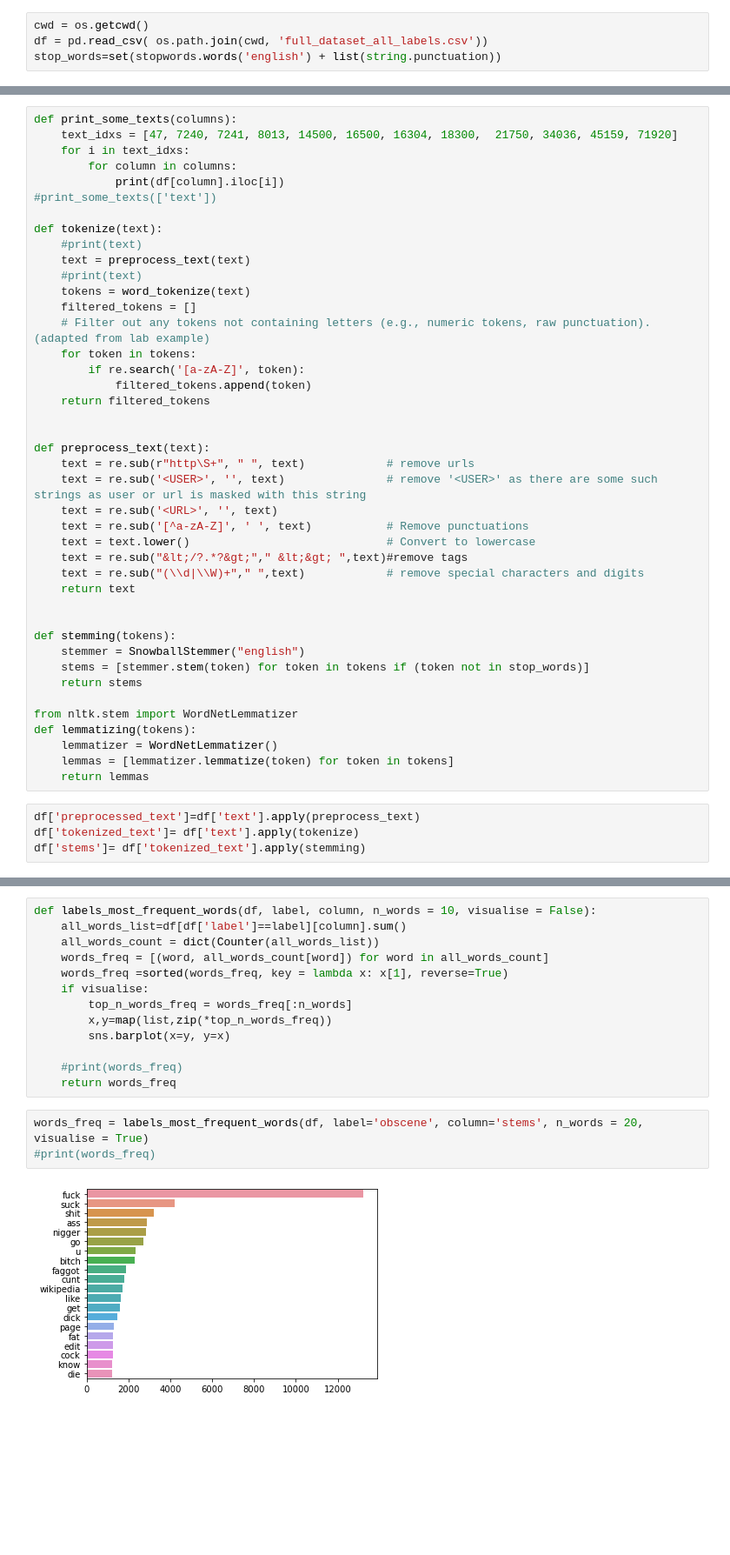
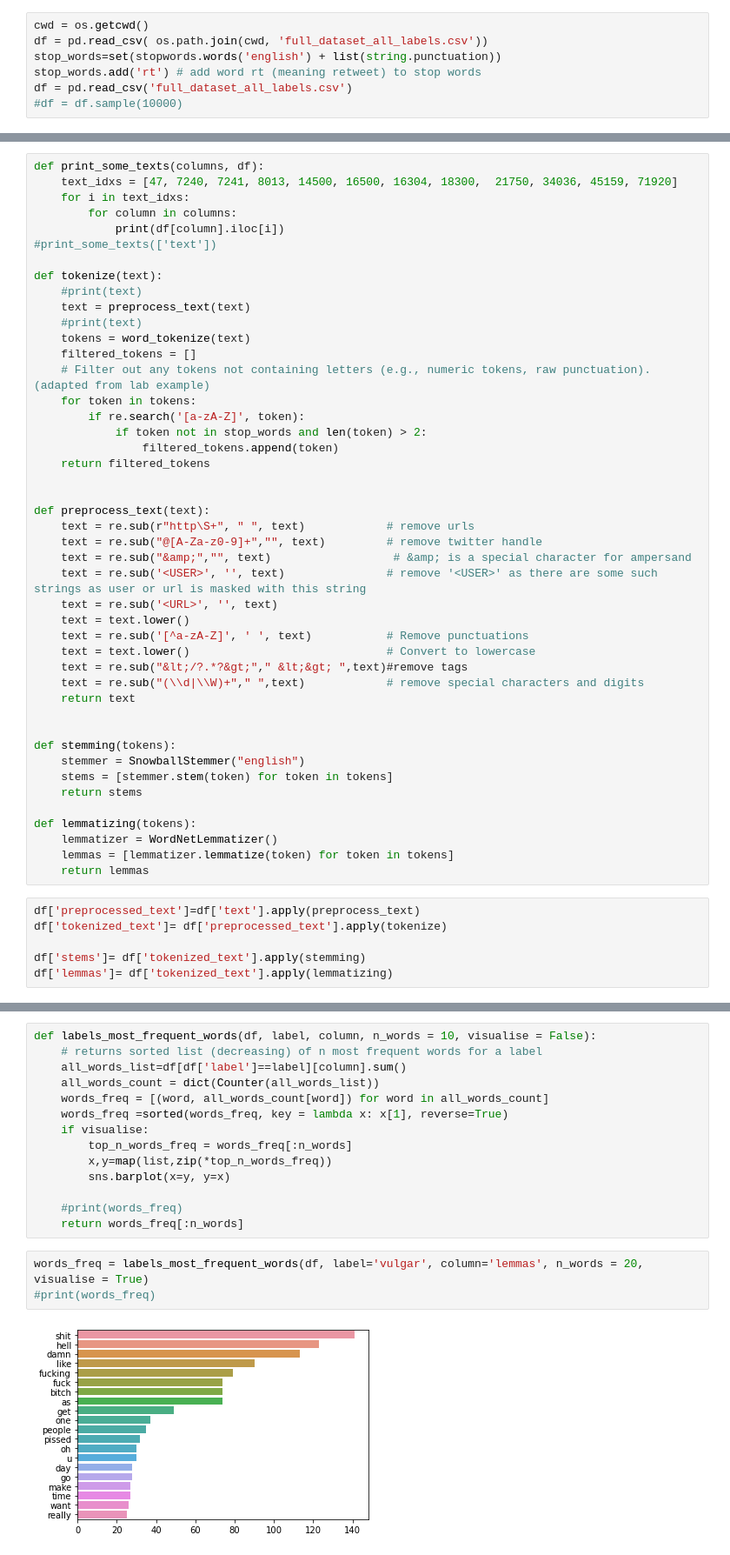
Before and after one commit to pushkill/NLP-project, a Jupyter notebook: analysis_jus.ipynb, the cells around one changed output, grey strips where cells are left out. Shown at 87% size. Drawn from its saved outputs; the diff is of its cells as text; blank space fills up the shorter version.

```diff
--- a/analysis_jus.ipynb
+++ b/analysis_jus.ipynb
@@ -31,6 +39,9 @@ True
 cwd = os.getcwd()
 df = pd.read_csv( os.path.join(cwd, 'full_dataset_all_labels.csv'))
 stop_words=set(stopwords.words('english') + list(string.punctuation))
+stop_words.add('rt') # add word rt (meaning retweet) to stop words
+df = pd.read_csv('full_dataset_all_labels.csv')
+#df = df.sample(10000)
 # %%
 i=21750
 print(df['text'].iloc[i])
@@ -39,5 +56,5 @@ df[df['text'].str.contains("<USER> that's not how it works")]
 # %%
-def print_some_texts(columns):
+def print_some_texts(columns, df):
     text_idxs = [47, 7240, 7241, 8013, 14500, 16500, 16304, 18300,  21750, 34036, 45159, 71920]
     for i in text_idxs:
         for column in columns:
@@ -53,14 +70,18 @@ def tokenize(text):
     # Filter out any tokens not containing letters (e.g., numeric tokens, raw punctuation). (adapted from lab example)
     for token in tokens:
         if re.search('[a-zA-Z]', token):
-            filtered_tokens.append(token)
+            if token not in stop_words and len(token) > 2:
+                filtered_tokens.append(token)
     return filtered_tokens
 
 
 def preprocess_text(text):
     text = re.sub(r"http\S+", " ", text)            # remove urls
+    text = re.sub("@[A-Za-z0-9]+","", text)         # remove twitter handle
+    text = re.sub("&amp;","", text)                  # &amp; is a special character for ampersand
     text = re.sub('<USER>', '', text)               # remove '<USER>' as there are some such strings as user or url is masked with this string
     text = re.sub('<URL>', '', text)
+    text = text.lower()
     text = re.sub('[^a-zA-Z]', ' ', text)           # Remove punctuations
     text = text.lower()                             # Convert to lowercase
     text = re.sub("&lt;/?.*?&gt;"," &lt;&gt; ",text)#remove tags
@@ -70,15 +91,16 @@ def preprocess_text(text):
 
 def stemming(tokens):
     stemmer = SnowballStemmer("english")
-    stems = [stemmer.stem(token) for token in tokens if (token not in stop_words)]
+    stems = [stemmer.stem(token) for token in tokens]
     return stems
 
-from nltk.stem import WordNetLemmatizer
 def lemmatizing(tokens):
     lemmatizer = WordNetLemmatizer()
     lemmas = [lemmatizer.lemmatize(token) for token in tokens]
     return lemmas
 # %%
 df['preprocessed_text']=df['text'].apply(preprocess_text)
-df['tokenized_text']= df['text'].apply(tokenize)
+df['tokenized_text']= df['preprocessed_text'].apply(tokenize)
+
 df['stems']= df['tokenized_text'].apply(stemming)
+df['lemmas']= df['tokenized_text'].apply(lemmatizing)
@@ -105,5 +125,6 @@ oh no your fucking internet points you can spend literally fucking no where poor
 # %%
 def labels_most_frequent_words(df, label, column, n_words = 10, visualise = False):
+    # returns sorted list (decreasing) of n most frequent words for a label
     all_words_list=df[df['label']==label][column].sum()
     all_words_count = dict(Counter(all_words_list))
     words_freq = [(word, all_words_count[word]) for word in all_words_count]
@@ -114,10 +135,10 @@ def labels_most_frequent_words(df, label, column, n_words = 10, visualise = Fals
         sns.barplot(x=y, y=x)
 
     #print(words_freq)
-    return words_freq
+    return words_freq[:n_words]
 # %%
-words_freq = labels_most_frequent_words(df, label='obscene', column='stems', n_words = 20, visualise = True)
+words_freq = labels_most_frequent_words(df, label='vulgar', column='lemmas', n_words = 20, visualise = True)
 #print(words_freq)
 # %% [output]
-[figure, old version]
+[figure, new version]
 # %%
```
Also changed, not shown: parts of 36 cells of this notebook, 3 other files.
